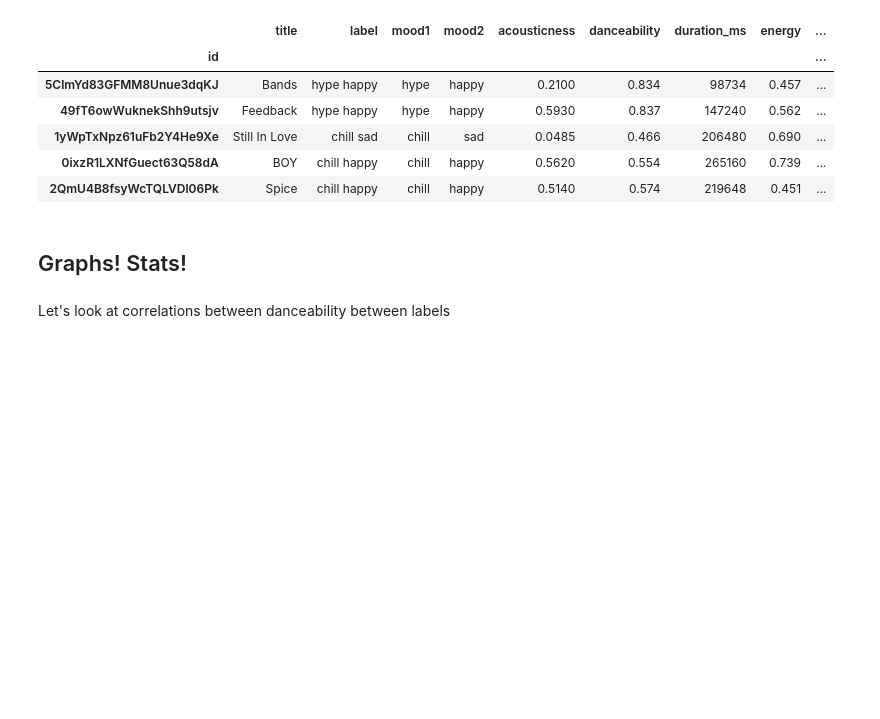
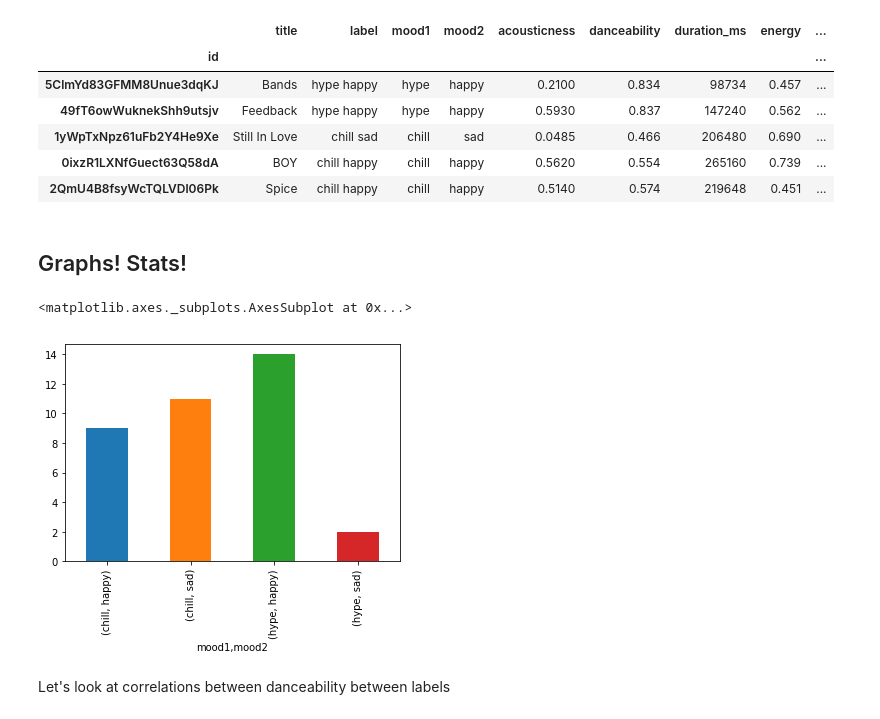
Before and after one commit to sarahkemi/deeplearningplaylists, a Jupyter notebook: Data Exploration.ipynb, the cells around one changed output. Cells and saved outputs as stored; diff of their text form; code cells hidden in the pictures; blank space fills up the shorter version.

```diff
--- a/Data Exploration.ipynb
+++ b/Data Exploration.ipynb
@@ -107,6 +107,11 @@ data.head()
 | 2QmU4B8fsyWcTQLVDl06Pk | Spice | chill happy | chill | happy | 0.5140 | 0.574 | 219648 | 0.451 | ... |
 # %% [markdown]
 ## Graphs! Stats!
+# %%
+data.groupby(['mood1','mood2']).title.count().plot(kind='bar')
+# %% [output]
+<matplotlib.axes._subplots.AxesSubplot at 0x...>
+[figure, added]
 # %% [markdown]
 Let's look at correlations between danceability between labels
 # %%
```
Also changed, not shown: 5 other files.
